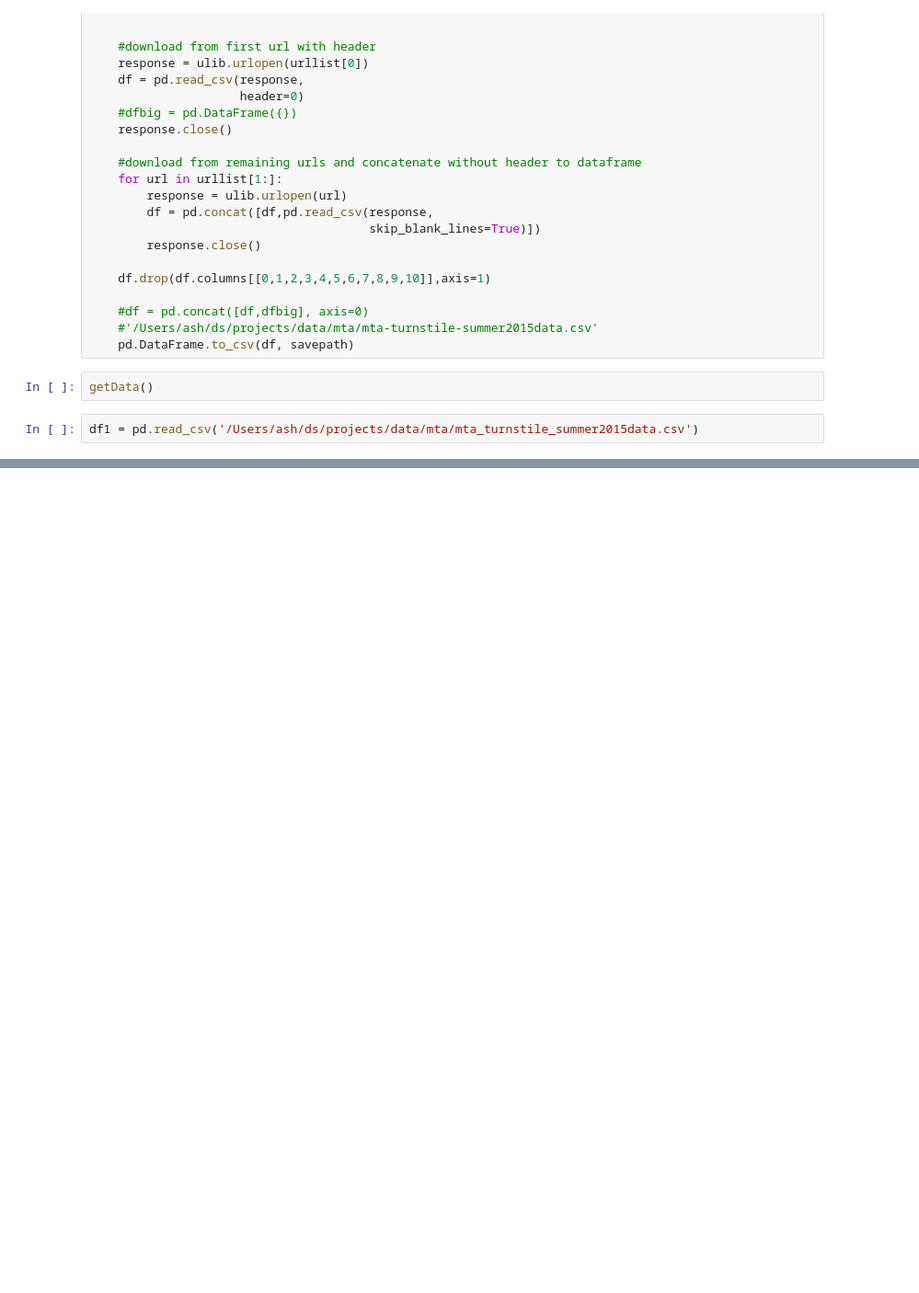
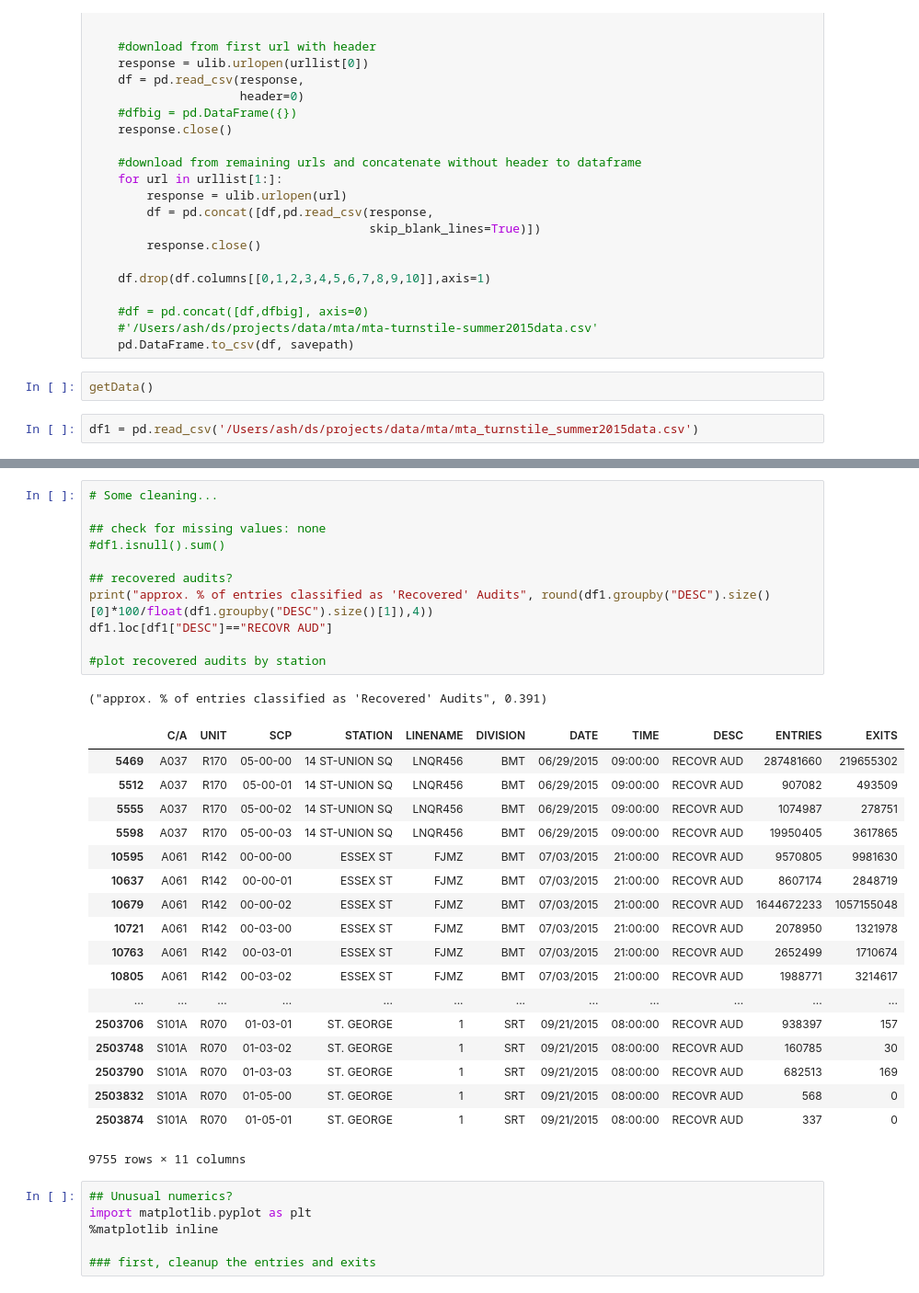
Before and after one commit to ashirwad08/MTA-data-exploration, a Jupyter notebook: MTA-data-summer2015.ipynb, the cells around one changed output, grey strips where cells are left out. Shown at 92% size. Saved outputs shown, nothing was run; the diff lists cells and outputs as text; blank space fills up the shorter version.

```diff
--- a/MTA-data-summer2015.ipynb
+++ b/MTA-data-summer2015.ipynb
@@ -67,0 +69,37 @@ df1
+# %%
+# Some cleaning...
+
+## check for missing values: none
+#df1.isnull().sum()
+
+## recovered audits?
+print("approx. % of entries classified as 'Recovered' Audits", round(df1.groupby("DESC").size()[0]*100/float(df1.groupby("DESC").size()[1]),4))
+df1.loc[df1["DESC"]=="RECOVR AUD"]
+
+#plot recovered audits by station
+# %% [output]
+("approx. % of entries classified as 'Recovered' Audits", 0.391)
+|  | C/A | UNIT | SCP | STATION | LINENAME | DIVISION | DATE | TIME | DESC | ENTRIES | EXITS |
+| 5469 | A037 | R170 | 05-00-00 | 14 ST-UNION SQ | LNQR456 | BMT | 06/29/2015 | 09:00:00 | RECOVR AUD | 287481660 | 219655302 |
+| 5512 | A037 | R170 | 05-00-01 | 14 ST-UNION SQ | LNQR456 | BMT | 06/29/2015 | 09:00:00 | RECOVR AUD | 907082 | 493509 |
+| 5555 | A037 | R170 | 05-00-02 | 14 ST-UNION SQ | LNQR456 | BMT | 06/29/2015 | 09:00:00 | RECOVR AUD | 1074987 | 278751 |
+| 5598 | A037 | R170 | 05-00-03 | 14 ST-UNION SQ | LNQR456 | BMT | 06/29/2015 | 09:00:00 | RECOVR AUD | 19950405 | 3617865 |
+| 10595 | A061 | R142 | 00-00-00 | ESSEX ST | FJMZ | BMT | 07/03/2015 | 21:00:00 | RECOVR AUD | 9570805 | 9981630 |
+| 10637 | A061 | R142 | 00-00-01 | ESSEX ST | FJMZ | BMT | 07/03/2015 | 21:00:00 | RECOVR AUD | 8607174 | 2848719 |
+| 10679 | A061 | R142 | 00-00-02 | ESSEX ST | FJMZ | BMT | 07/03/2015 | 21:00:00 | RECOVR AUD | 1644672233 | 1057155048 |
+| 10721 | A061 | R142 | 00-03-00 | ESSEX ST | FJMZ | BMT | 07/03/2015 | 21:00:00 | RECOVR AUD | 2078950 | 1321978 |
+| 10763 | A061 | R142 | 00-03-01 | ESSEX ST | FJMZ | BMT | 07/03/2015 | 21:00:00 | RECOVR AUD | 2652499 | 1710674 |
+| 10805 | A061 | R142 | 00-03-02 | ESSEX ST | FJMZ | BMT | 07/03/2015 | 21:00:00 | RECOVR AUD | 1988771 | 3214617 |
+| ... | ... | ... | ... | ... | ... | ... | ... | ... | ... | ... | ... |
+| 2503706 | S101A | R070 | 01-03-01 | ST. GEORGE | 1 | SRT | 09/21/2015 | 08:00:00 | RECOVR AUD | 938397 | 157 |
+| 2503748 | S101A | R070 | 01-03-02 | ST. GEORGE | 1 | SRT | 09/21/2015 | 08:00:00 | RECOVR AUD | 160785 | 30 |
+| 2503790 | S101A | R070 | 01-03-03 | ST. GEORGE | 1 | SRT | 09/21/2015 | 08:00:00 | RECOVR AUD | 682513 | 169 |
+| 2503832 | S101A | R070 | 01-05-00 | ST. GEORGE | 1 | SRT | 09/21/2015 | 08:00:00 | RECOVR AUD | 568 | 0 |
+| 2503874 | S101A | R070 | 01-05-01 | ST. GEORGE | 1 | SRT | 09/21/2015 | 08:00:00 | RECOVR AUD | 337 | 0 |
+9755 rows × 11 columns
+# %%
+## Unusual numerics?
+import matplotlib.pyplot as plt
+%matplotlib inline
+
+### first, cleanup the entries and exits
```
Also changed, not shown: parts of 3 cells of this notebook.
